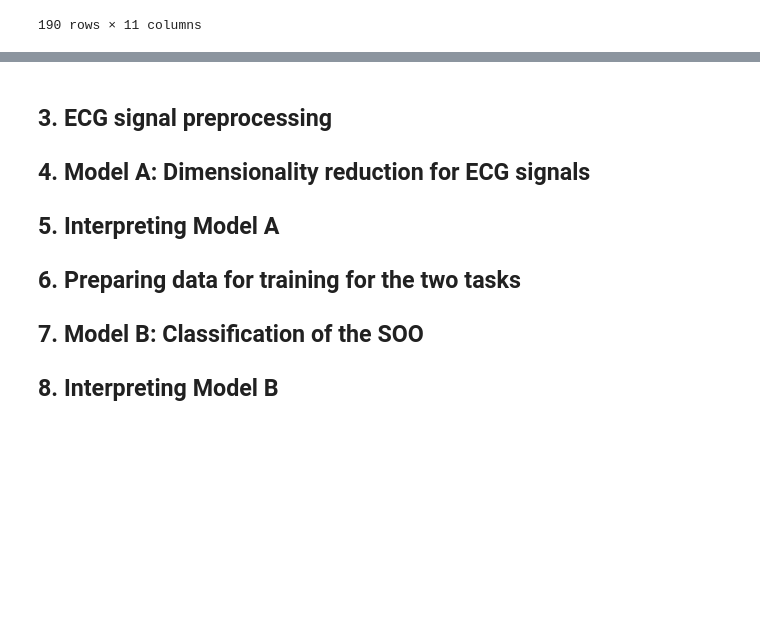
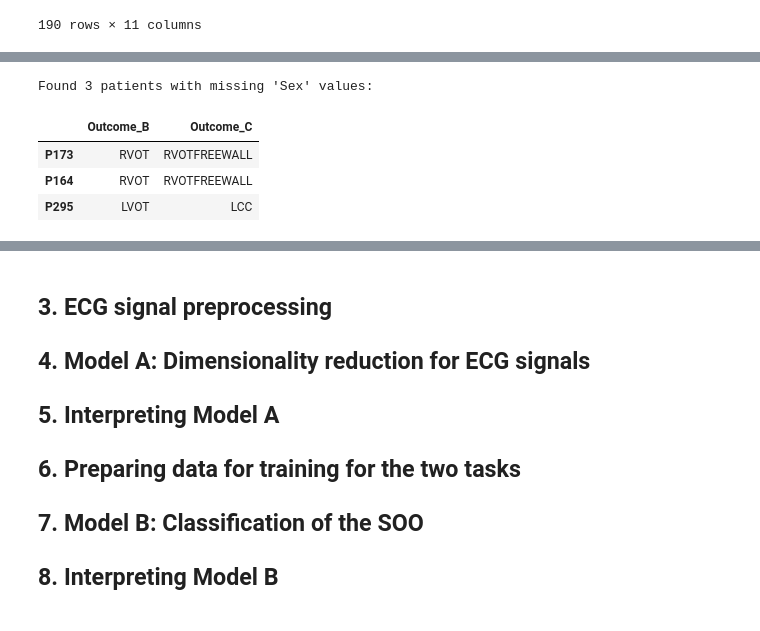
Before and after one commit to uripont/arrhythmia-origin-predictor, a Jupyter notebook: project_arrhythmias.ipynb, the cells around one changed output, grey strips where cells are left out. Cells and saved outputs as stored; diff of their text form; code cells hidden in the pictures; blank space fills up the shorter version.

Commit message:
gender column processed

```diff
--- a/project_arrhythmias.ipynb
+++ b/project_arrhythmias.ipynb
@@ -884,0 +879,13 @@ We'll go through these columns one by one, to assess how relevant they might be,
+# %%
+def check_missing_column_outcomes(df, column_name):
+    # Find rows with missing values in the specified column
+    missing_data = df[df[column_name].isna()]
+
+    if len(missing_data) == 0:
+        print(f"No missing values found in '{column_name}' column.")
+        return
+
+    print(f"Found {len(missing_data)} patients with missing '{column_name}' values:")
+
+    result = missing_data[['Outcome_B', 'Outcome_C']]
+    display(result)
@@ -884,0 +906,8 @@ We'll go through these columns one by one, to assess how relevant they might be,
+# %%
+check_missing_column_outcomes(data, 'Sex')
+# %% [output]
+Found 3 patients with missing 'Sex' values:
+|  | Outcome_B | Outcome_C |
+| P173 | RVOT | RVOTFREEWALL |
+| P164 | RVOT | RVOTFREEWALL |
+| P295 | LVOT | LCC |
```
Also changed, not shown: parts of 12 cells of this notebook.
